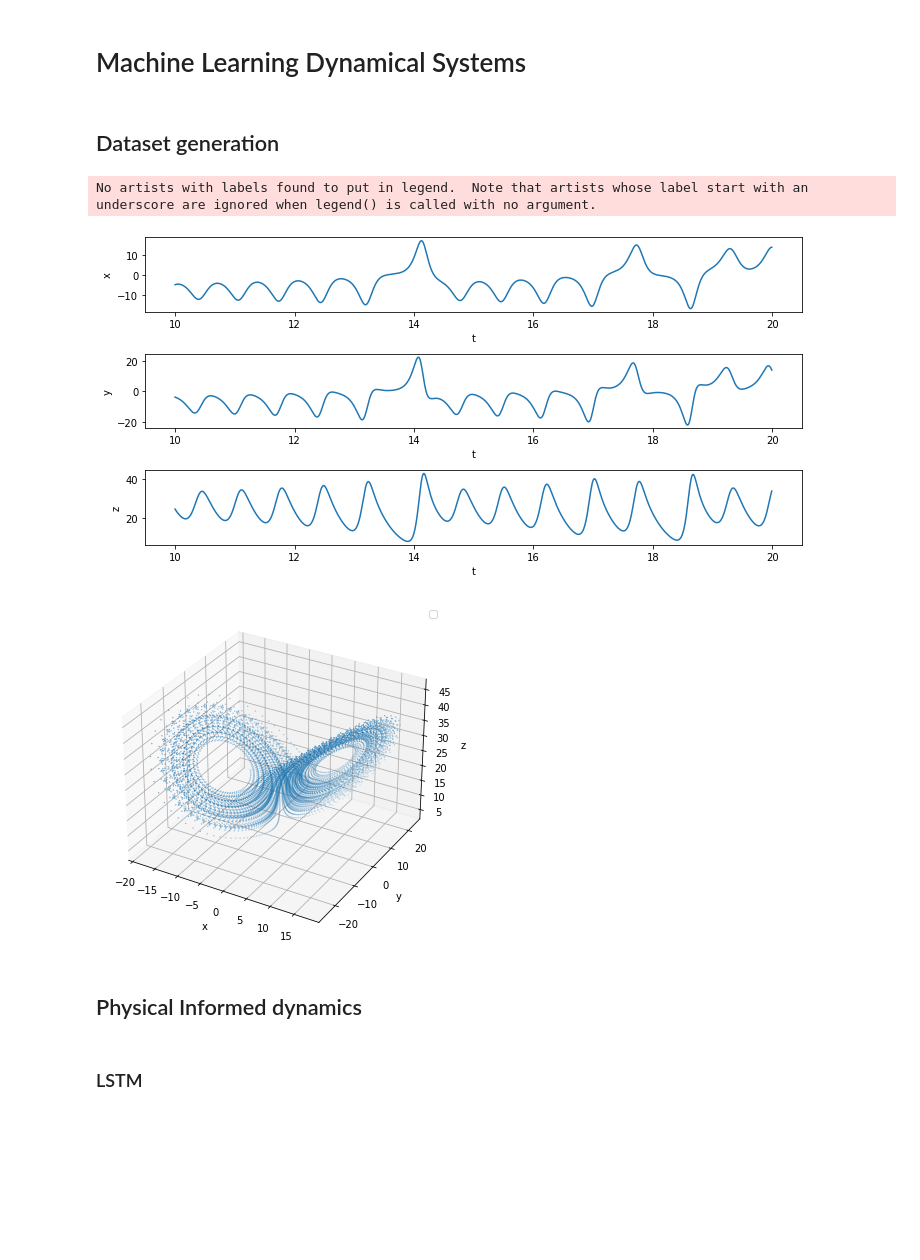
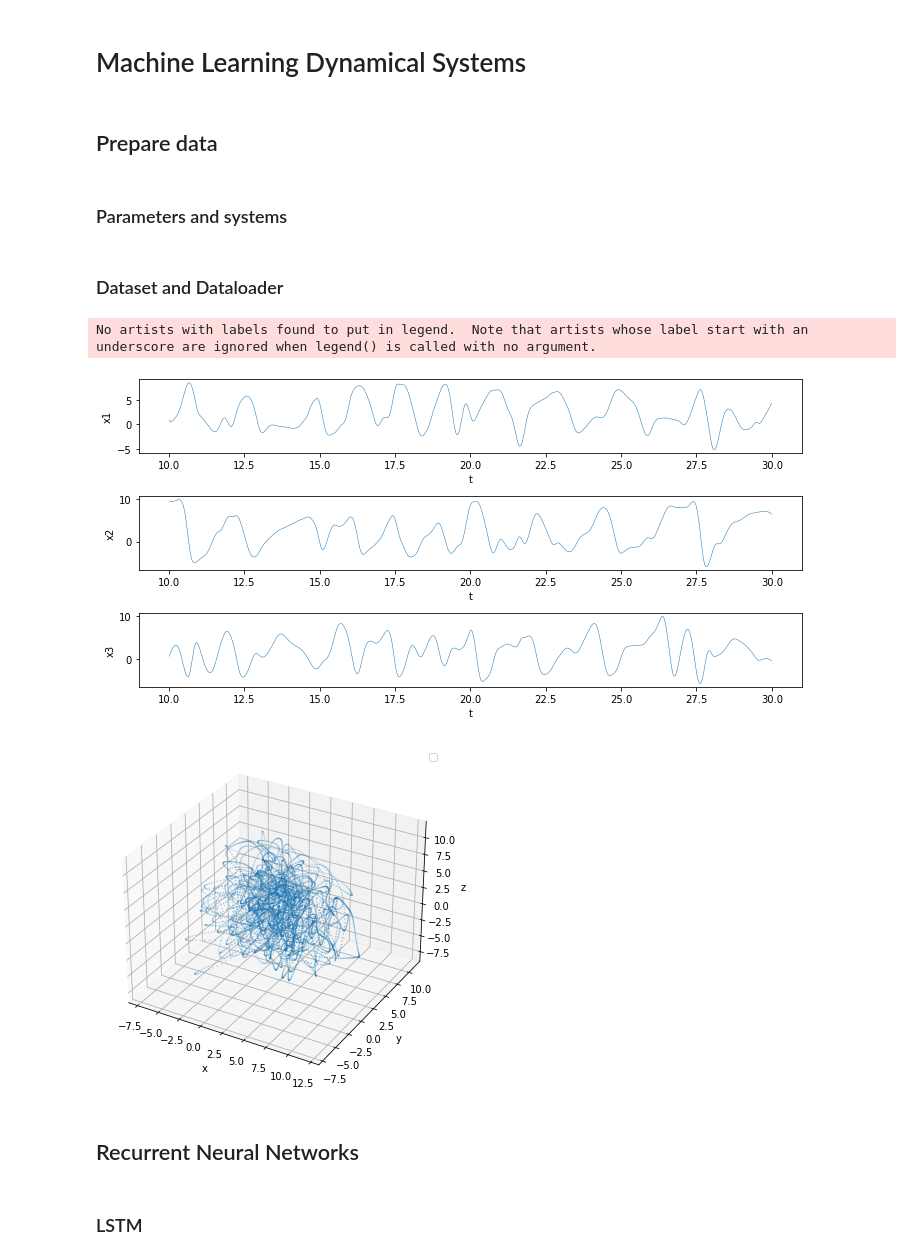
Before and after one commit to lupoalberto98/Physical-Informed-Dynamical-Systems, a Jupyter notebook: src/main.ipynb, the cells around one changed output. Drawn from its saved outputs; the diff is of its cells as text; code cells hidden in the pictures; blank space fills up the shorter version.

```diff
--- a/src/main.ipynb
+++ b/src/main.ipynb
@@ -67,3 +69,7 @@ from optuna.visualization import plot_parallel_coordinate, plot_param_importance
 
 #Import sys
 import sys
+# %% [markdown]
+## Prepare data
+# %% [markdown]
+### Parameters and systems
@@ -70,60 +100,42 @@ import sys
 # %% [markdown]
-## Dataset generation
+### Dataset and Dataloader
 # %%
-### Datasets
-rho = 28.0
-sigma = 10.0
-beta = 8.0 / 3.0
-
-dt = 0.01
-steps = 10000
-seq_len = 500
-feedforward_steps = 2
-discard = 1000
-
-# Include time in feature dimnesion
-include_time = False
-
-def f(state, t):
-    x, y, z = state  # Unpack the state vector
-    return sigma * (y - x), x * (rho - z) - y, x * y - beta * z  # Derivatives
+# Define system to use
+true_system = l96
+true_system.args.requires_grad = False
 
 # Train dataset
-state0 = [1.0, 1.0, 1.0]
-train_states = DynSysDataset(state0, f, dt, steps, seq_len, discard, include_time=include_time)
+state0 = [1.0]*true_system.dim
+train_states = DynSysDataset(state0, true_system, dt, train_steps, seq_len, discard, include_time=include_time, convolution=convolution)
 t_train = train_states.time
 train_dataset = train_states.dataset
 
 # Validtion dataset
-state0 = [2.0, 0.0, 3.0]
-steps = 2000
-val_states =  DynSysDataset(state0, f, dt, steps, seq_len, discard, include_time=include_time)
+state0 = [1.1]*true_system.dim
+val_states =  DynSysDataset(state0, true_system, dt, val_steps, seq_len, discard, include_time=include_time, convolution=convolution)
 t_val = val_states.time
 val_dataset = val_states.dataset
 
 # Test dataset
-state0 = train_dataset[-1][:3]
-steps = 10000
-test_states =  DynSysDataset(state0, f, dt, steps, seq_len, discard, include_time=include_time)
+state0 = train_dataset[-1][:n_dim]
+test_states =  DynSysDataset(state0, true_system, dt, test_steps, seq_len, discard, include_time=include_time, convolution=convolution)
 t_test = test_states.time
 test_dataset = test_states.dataset
 
 ### Dataloader
 batch_size = 20
-
 train_dataloader = DataLoader(train_states, batch_size=batch_size, num_workers=0, shuffle=True)
 val_dataloader = DataLoader(val_states, batch_size=batch_size,num_workers=0, shuffle=True)
+
+### Plot dataset
+# Train dataset
+train_dynamics = plot_trajectory(train_dataset, time=t_train, n_var=3, labels=["x","y","z"], prediction_steps=2000)
+train_attractor = plot_3Dtrajectory(train_dataset, var=[1,3,6])
+# %% [output]
+No artists with labels found to put in legend.  Note that artists whose label start with an underscore are ignored when legend() is called with no argument.
+[figure, added]
+[figure, added]
-# %%
-### Plot dataset
-
-# Train
-train_dynamics = plot_trajectory(train_dataset, time=t_train, labels=["x","y","z"], prediction_steps=1000)
-train_attractor = plot_3Dtrajectory(train_dataset)
-# %% [output]
-No artists with labels found to put in legend.  Note that artists whose label start with an underscore are ignored when legend() is called with no argument.
-[figure, removed]
-[figure, removed]
 # %% [markdown]
-## Physical Informed dynamics
+## Recurrent Neural Networks
 # %% [markdown]
 ### LSTM
```
Also changed, not shown: parts of 37 cells of this notebook, 59 other files.
